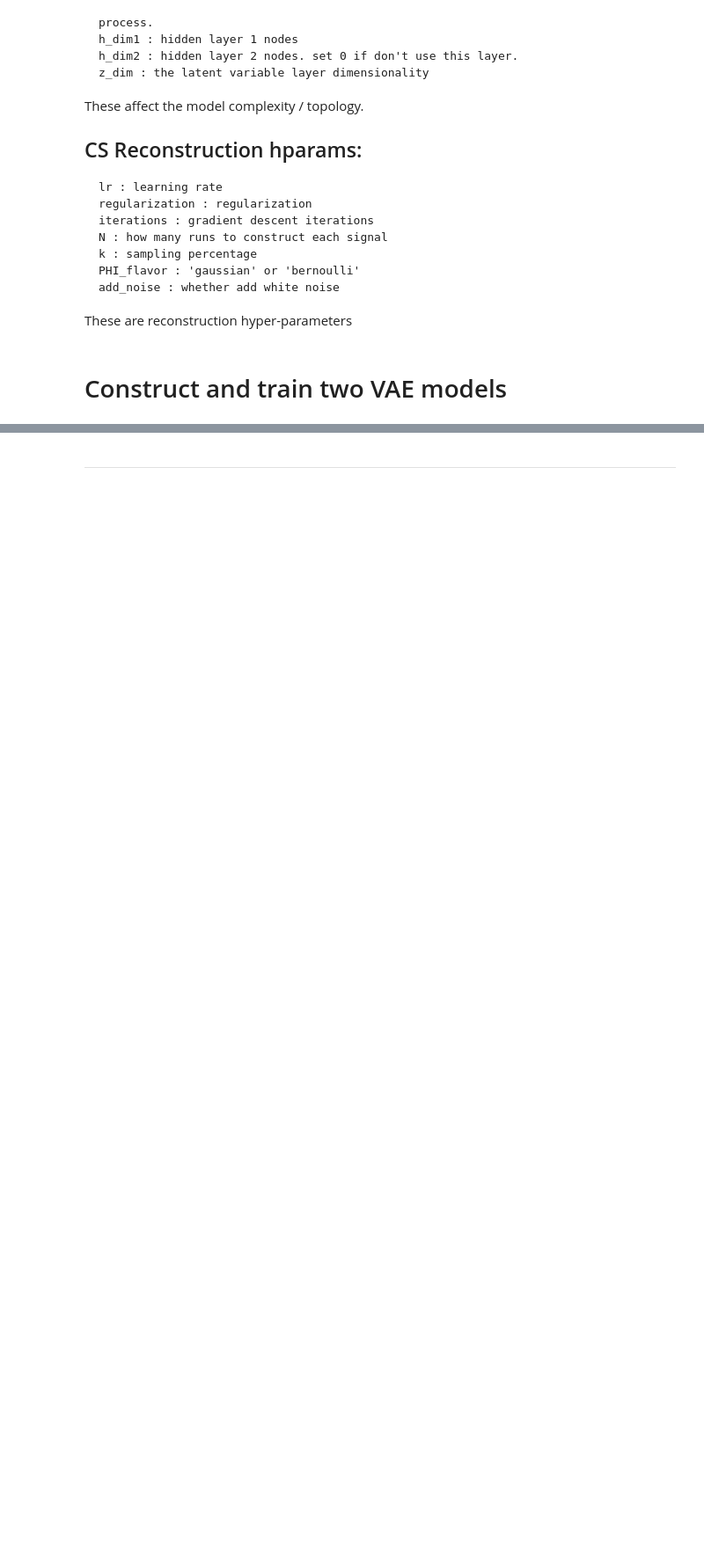
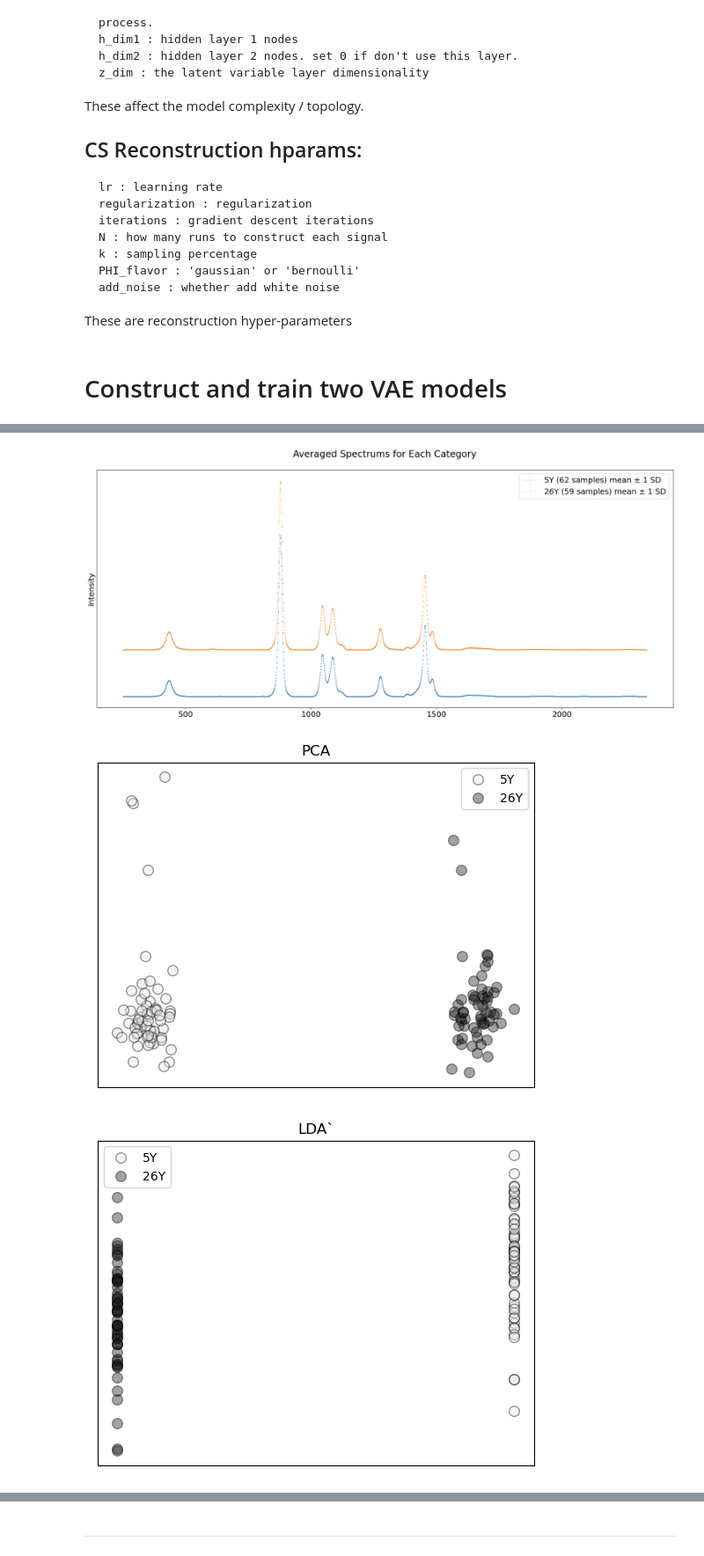
Before and after one commit to zhangys11/cs1, a Jupyter notebook: notebooks/Compressed Sensing - VAE - Vintage.ipynb, the cells around one changed output, grey strips where cells are left out. Shown at 88% size. Cells and saved outputs as stored; diff of their text form; code cells hidden in the pictures; blank space fills up the shorter version.

```diff
--- a/notebooks/Compressed Sensing - VAE - Vintage.ipynb
+++ b/notebooks/Compressed Sensing - VAE - Vintage.ipynb
@@ -116,0 +79,4 @@ Model 1 (two hidden layers) saved to: vae_[200, 50, 10].pth
+# %%
+from cs1.basis.adaptive import vae
+X, y, scaler, clf, model1, model2 = vae.build_vae()
+# %% [output]
@@ -116,0 +86,3 @@ Model 1 (two hidden layers) saved to: vae_[200, 50, 10].pth
+[figure, added]
+[figure, added]
+[figure, added]
```
Also changed, not shown: parts of 33 cells of this notebook, 13 other files.
